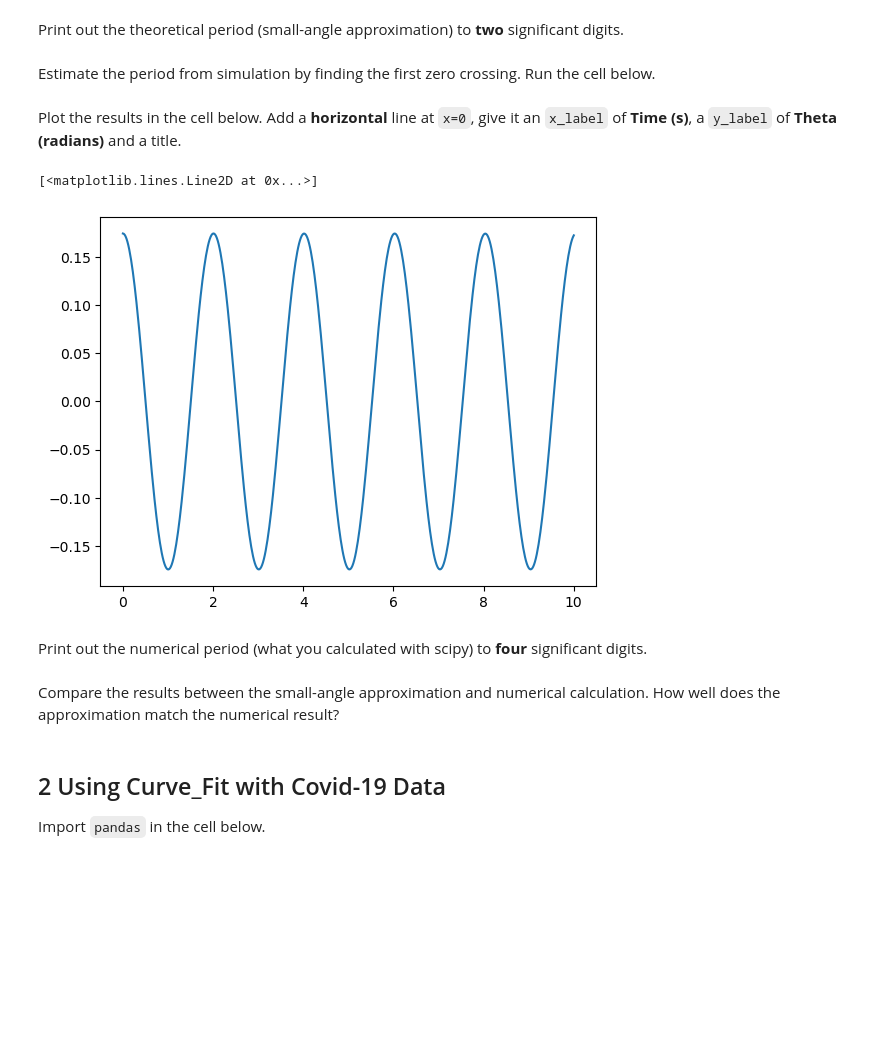
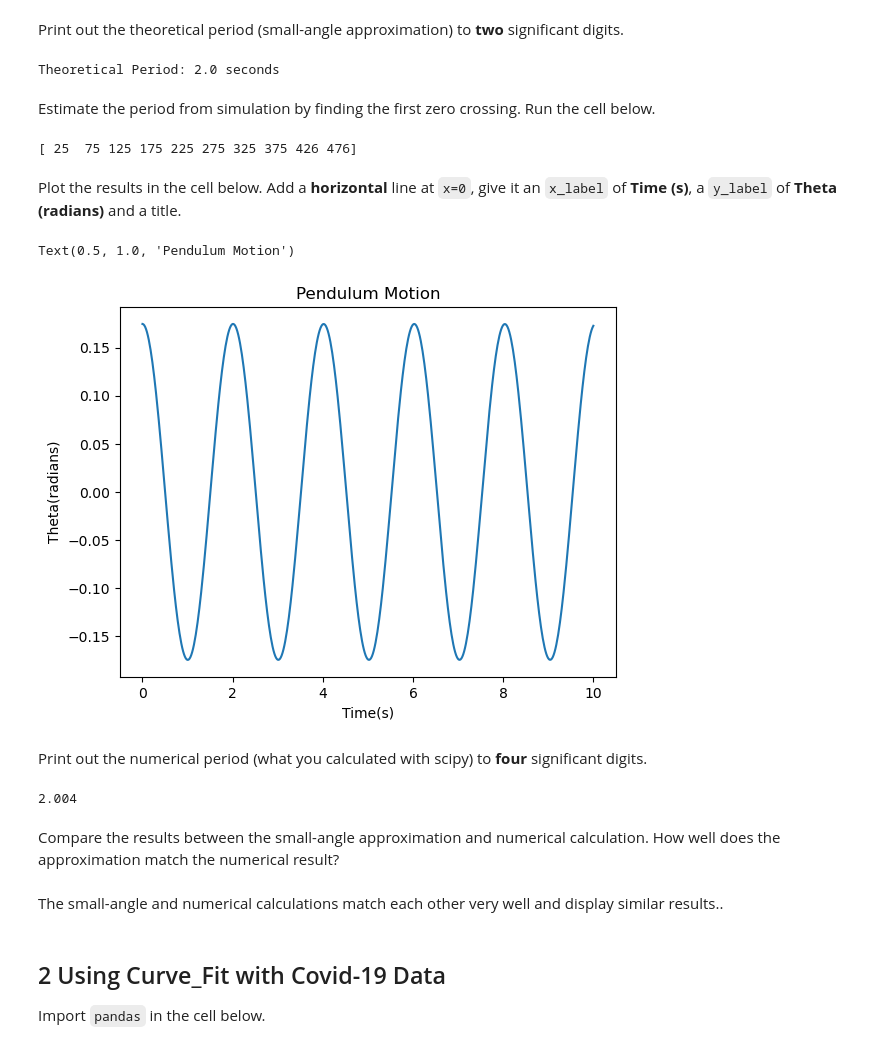
Before and after one commit to williamsperling/ulab_will, a Jupyter notebook: homework13/hw13.ipynb, the cells around one changed output. Cells and saved outputs as stored; diff of their text form; code cells hidden in the pictures; blank space fills up the shorter version.

```diff
--- a/homework13/hw13.ipynb
+++ b/homework13/hw13.ipynb
@@ -73,7 +75,10 @@ Calculate the theoretical period (aka small-angle approximation).
 # %% [markdown]
 Print out the theoretical period (small-angle approximation) to **two** significant digits.
 # %%
-# Your code here
+T = np.round(theoretical_period(L), 1)
+print(f"Theoretical Period: {T} seconds")
+# %% [output]
+Theoretical Period: 2.0 seconds
 # %% [markdown]
 Estimate the period from simulation by finding the first zero crossing. Run the cell below.
 # %%
@@ -82,16 +87,25 @@ if len(zero_crossings) >= 2:
     T_numerical = 2 * (time_values[zero_crossings[1]] - time_values[zero_crossings[0]])
 else:
     T_numerical = None
+# %%
+print(zero_crossings)
+# %% [output]
+[ 25  75 125 175 225 275 325 375 426 476]
 # %% [markdown]
 Plot the results in the cell below. Add a **horizontal** line at `x=0`, give it an `x_label` of **Time (s)**, a `y_label` of **Theta (radians)** and a title.
 # %%
 plt.plot(time_values, theta_values, label = "Numerical Solution")
+plt.xlabel("Time(s)")
+plt.ylabel("Theta(radians)")
+plt.title("Pendulum Motion")
 # %% [output]
-[<matplotlib.lines.Line2D at 0x...>]
+Text(0.5, 1.0, 'Pendulum Motion')
-[figure, old version]
+[figure, new version]
 # %% [markdown]
 Print out the numerical period (what you calculated with scipy) to **four** significant digits.
 # %%
-# Your code here
+print(np.round(T_numerical, 4))
+# %% [output]
+2.004
 # %% [markdown]
 Compare the results between the small-angle approximation and numerical calculation. How well does the approximation match the numerical result?
@@ -100,3 +112,5 @@ Compare the results between the small-angle approximation and numerical calculat
+# %% [markdown]
+The small-angle and numerical calculations match each other very well and display similar results..
 # %% [markdown]
 ## 2 Using Curve_Fit with Covid-19 Data
 Import `pandas` in the cell below.
```
Also changed, not shown: parts of 31 cells of this notebook, 2 other files.
